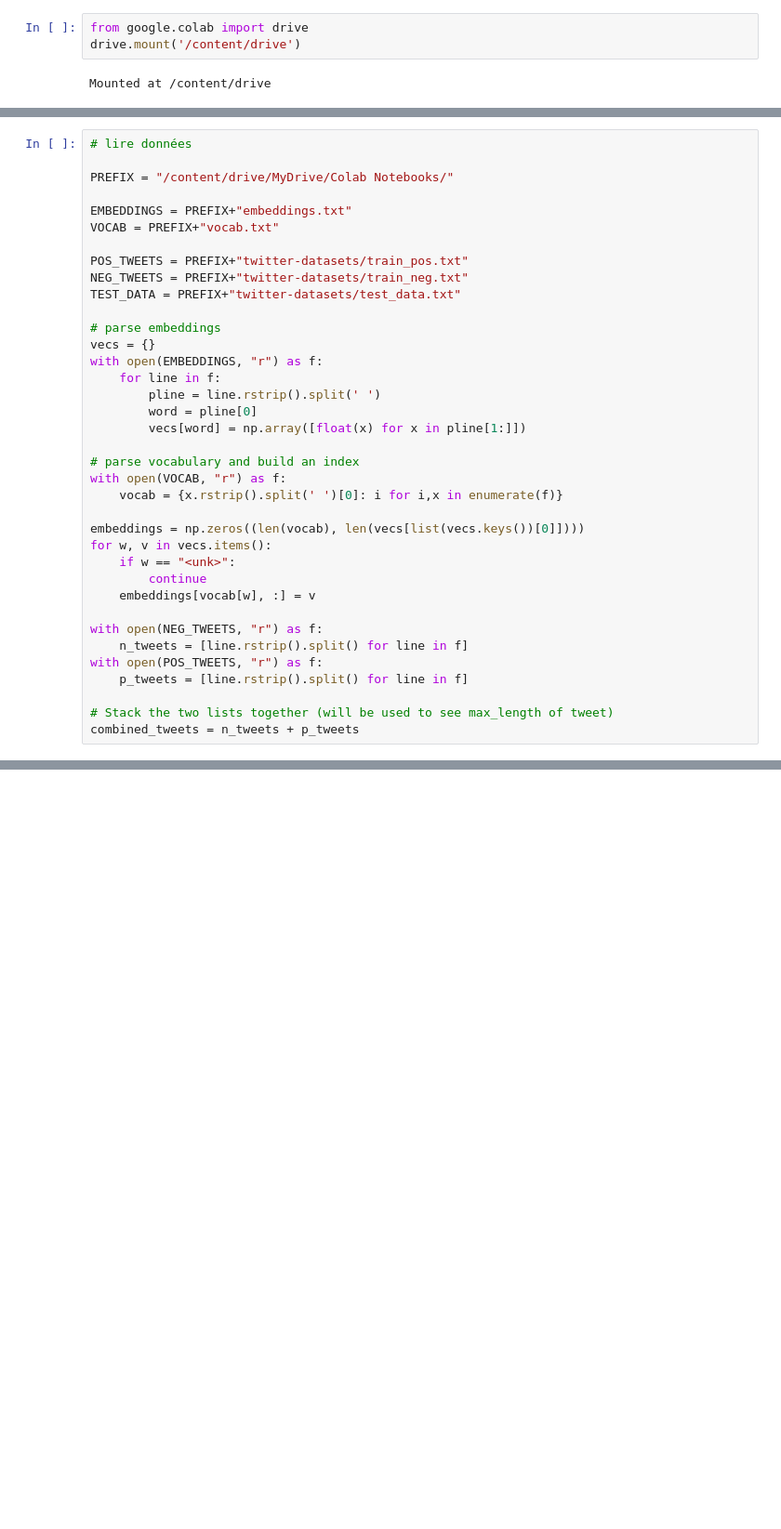
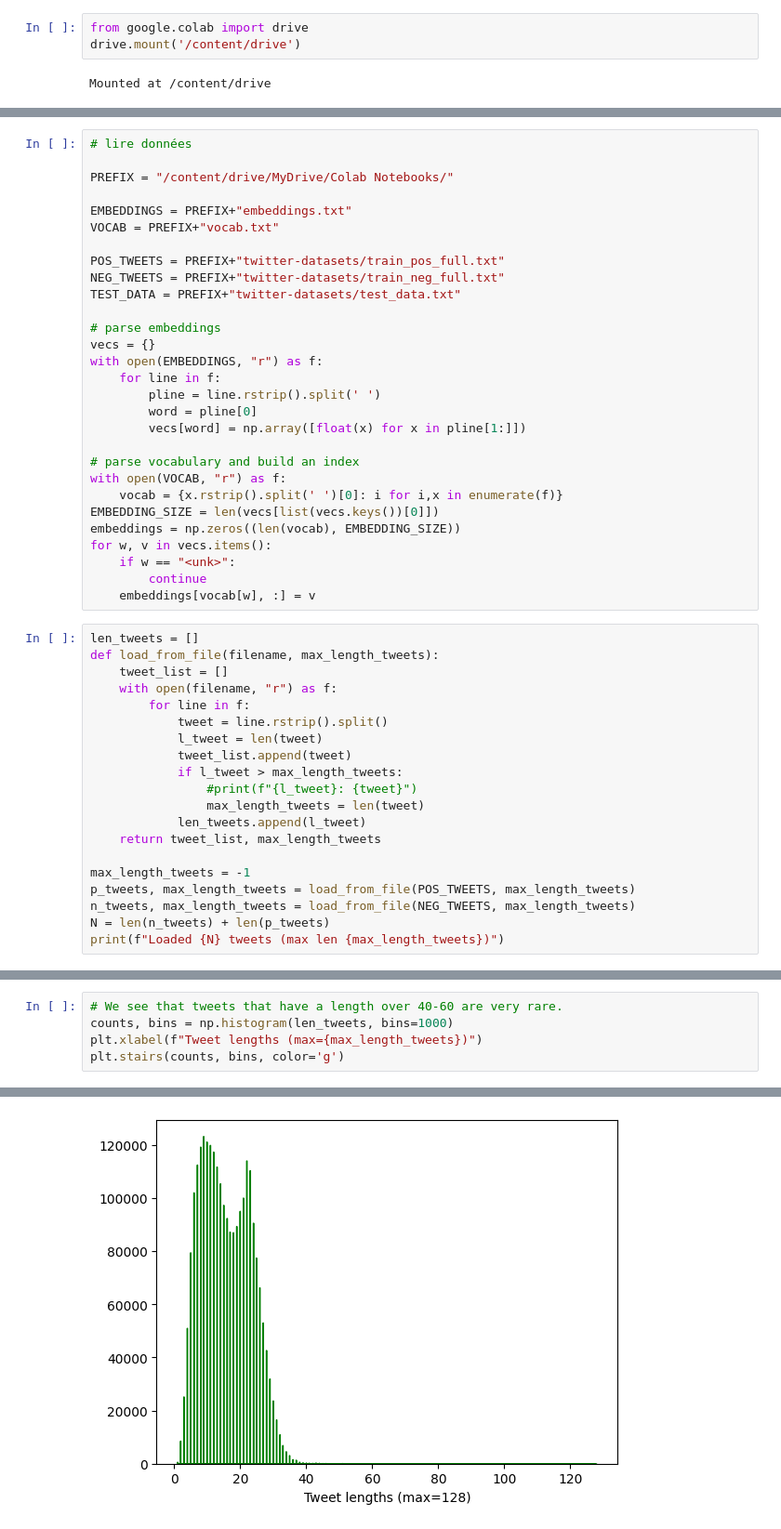
Before and after one commit to mathurin-chritin/ml-project2, a Jupyter notebook: modified_load_tweets.ipynb, the cells around one changed output, grey strips where cells are left out. Shown at 93% size. Drawn from its saved outputs; the diff is of its cells as text; blank space fills up the shorter version.

Commit message:
updated modified load tweet notebook

```diff
--- a/modified_load_tweets.ipynb
+++ b/modified_load_tweets.ipynb
@@ -18,8 +19,8 @@ PREFIX = "/content/drive/MyDrive/Colab Notebooks/"
 EMBEDDINGS = PREFIX+"embeddings.txt"
 VOCAB = PREFIX+"vocab.txt"
 
-POS_TWEETS = PREFIX+"twitter-datasets/train_pos.txt"
-NEG_TWEETS = PREFIX+"twitter-datasets/train_neg.txt"
+POS_TWEETS = PREFIX+"twitter-datasets/train_pos_full.txt"
+NEG_TWEETS = PREFIX+"twitter-datasets/train_neg_full.txt"
 TEST_DATA = PREFIX+"twitter-datasets/test_data.txt"
 
 # parse embeddings
@@ -33,17 +34,29 @@ with open(EMBEDDINGS, "r") as f:
 # parse vocabulary and build an index
 with open(VOCAB, "r") as f:
     vocab = {x.rstrip().split(' ')[0]: i for i,x in enumerate(f)}
-
-embeddings = np.zeros((len(vocab), len(vecs[list(vecs.keys())[0]])))
+EMBEDDING_SIZE = len(vecs[list(vecs.keys())[0]])
+embeddings = np.zeros((len(vocab), EMBEDDING_SIZE))
 for w, v in vecs.items():
     if w == "<unk>":
         continue
     embeddings[vocab[w], :] = v
-
-with open(NEG_TWEETS, "r") as f:
-    n_tweets = [line.rstrip().split() for line in f]
-with open(POS_TWEETS, "r") as f:
-    p_tweets = [line.rstrip().split() for line in f]
-
-# Stack the two lists together (will be used to see max_length of tweet)
-combined_tweets = n_tweets + p_tweets
+# %%
+len_tweets = []
+def load_from_file(filename, max_length_tweets):
+    tweet_list = []
+    with open(filename, "r") as f:
+        for line in f:
+            tweet = line.rstrip().split()
+            l_tweet = len(tweet)
+            tweet_list.append(tweet)
+            if l_tweet > max_length_tweets:
+                #print(f"{l_tweet}: {tweet}")
+                max_length_tweets = len(tweet)
+            len_tweets.append(l_tweet)
+    return tweet_list, max_length_tweets
+
+max_length_tweets = -1
+p_tweets, max_length_tweets = load_from_file(POS_TWEETS, max_length_tweets)
+n_tweets, max_length_tweets = load_from_file(NEG_TWEETS, max_length_tweets)
+N = len(n_tweets) + len(p_tweets)
+print(f"Loaded {N} tweets (max len {max_length_tweets})")
@@ -49,0 +65,6 @@ combined_tweets = n_tweets + p_tweets
+# %%
+# We see that tweets that have a length over 40-60 are very rare.
+counts, bins = np.histogram(len_tweets, bins=1000)
+plt.xlabel(f"Tweet lengths (max={max_length_tweets})")
+plt.stairs(counts, bins, color='g')
+# %% [output]
@@ -49,0 +72 @@ combined_tweets = n_tweets + p_tweets
+[figure, added]
```
Also changed, not shown: parts of 16 cells of this notebook.
